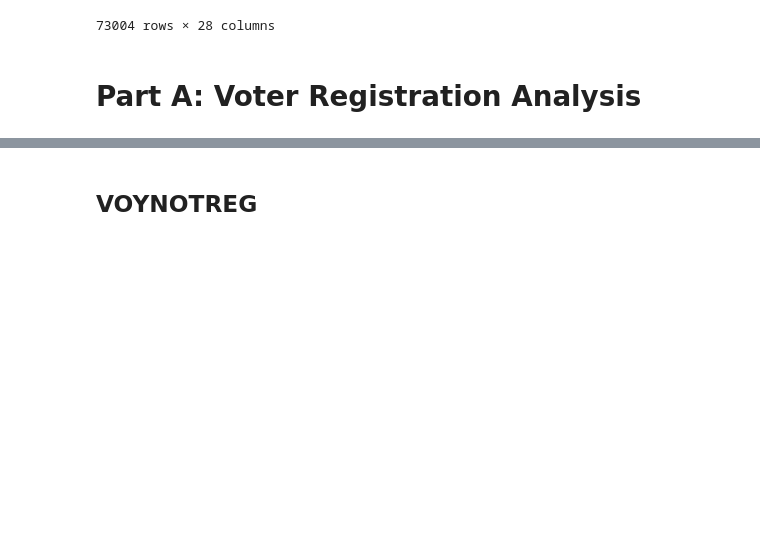
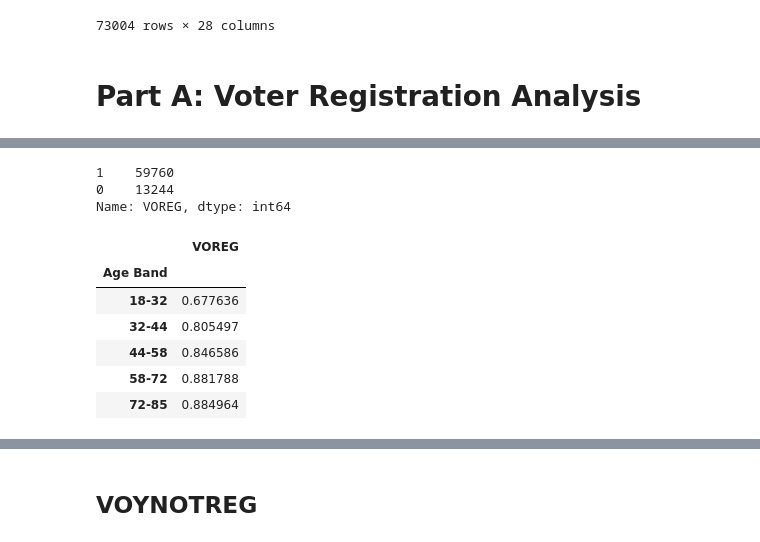
Before and after one commit to mdesilva/Data-Science, a Jupyter notebook: ASA2020FallDataChallenge/Analysis.ipynb, the cells around one changed output, grey strips where cells are left out. Cells and saved outputs as stored; diff of their text form; code cells hidden in the pictures; blank space fills up the shorter version.

Commit message:
add voreg, voreghow

```diff
--- a/ASA2020FallDataChallenge/Analysis.ipynb
+++ b/ASA2020FallDataChallenge/Analysis.ipynb
@@ -57,0 +68,22 @@ nvdf = df[df["VOWHYNOT"] < 96] #CREATE DATAFRAME WITH ONLY INDIVIDUALS THAT DID
+# %%
+vrdf = df
+# %%
+vrdf["VOREG"].replace([1], 0, inplace=True)
+vrdf["VOREG"].replace([99, 2], 1, inplace=True)
+vrdf["VOREG"].replace([96, 97, 98], 0, inplace=True)
+vrdf["VOREG"].value_counts()
+# %% [output]
+1    59760
+0    13244
+Name: VOREG, dtype: int64
+# %%
+voRegAge = vrdf[["VOREG", "Age Band"]].groupby("Age Band").mean()
+voRegAge
+# %% [output]
+|  | VOREG |
+| Age Band |  |
+| 18-32 | 0.677636 |
+| 32-44 | 0.805497 |
+| 44-58 | 0.846586 |
+| 58-72 | 0.881788 |
+| 72-85 | 0.884964 |
```
Also changed, not shown: parts of 42 cells of this notebook.
